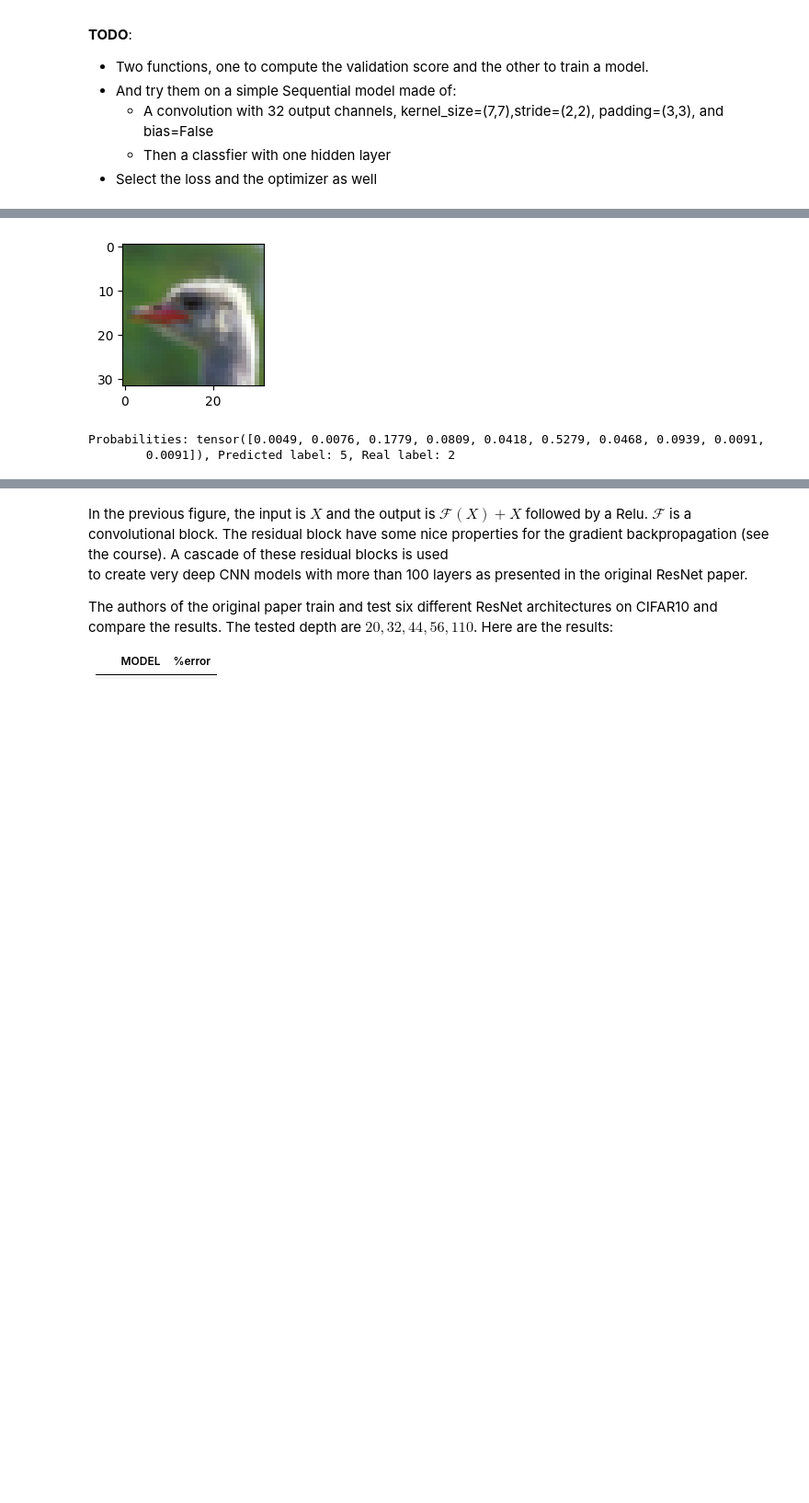
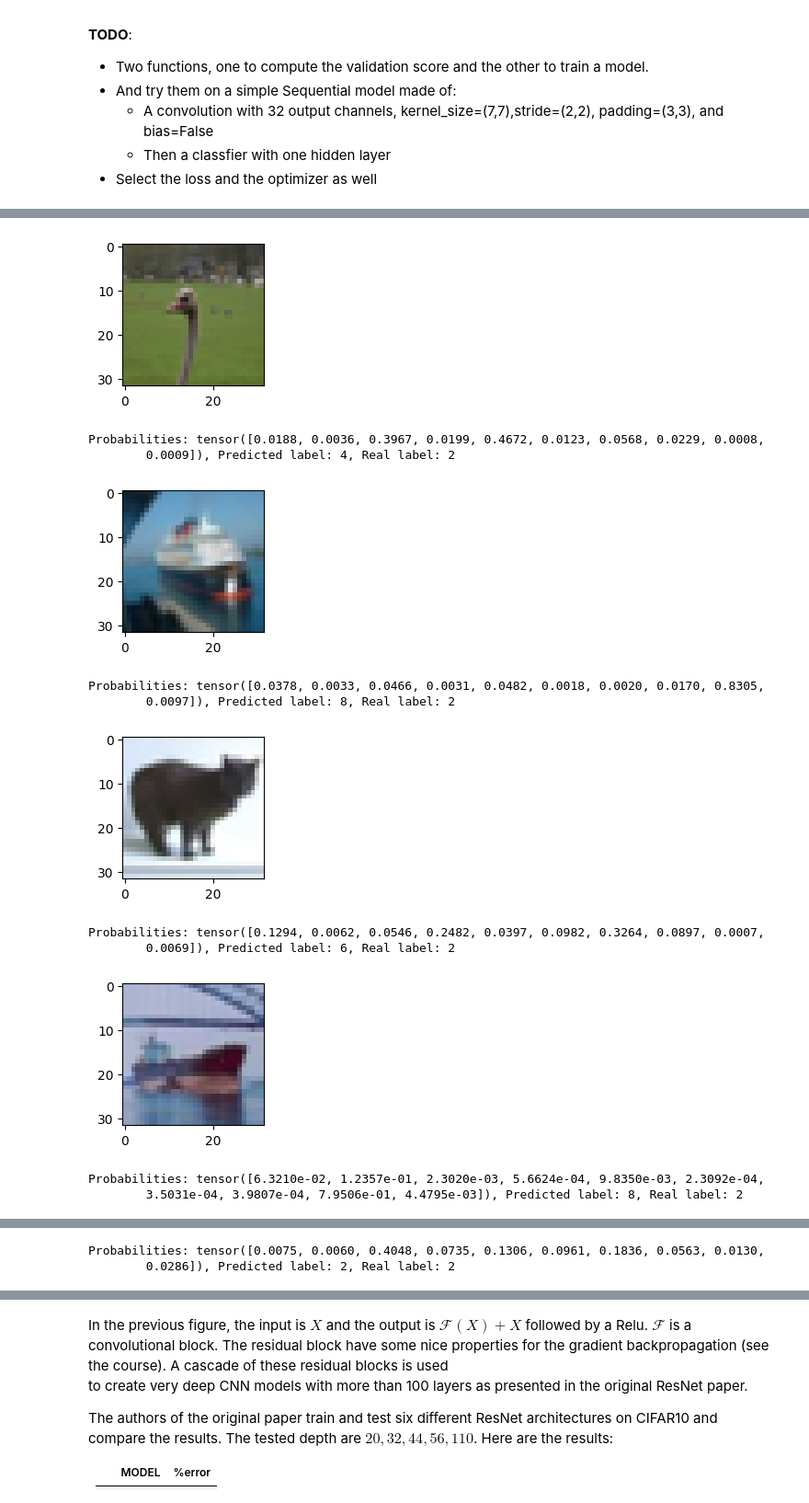
Before and after one commit to constantbourdrez/DL_ESPCI, a Jupyter notebook: ADL_lab_ResNet.ipynb, the cells around one changed output, grey strips where cells are left out. Shown at 92% size. Cells and saved outputs as stored; diff of their text form; code cells hidden in the pictures; blank space fills up the shorter version.

```diff
--- a/ADL_lab_ResNet.ipynb
+++ b/ADL_lab_ResNet.ipynb
@@ -157,7 +156,7 @@ def trainer(model, trainsetloader, validsetloader, lr=1e-4, nepoch=10):
     optimizer = optim.Adam(model.parameters(), lr = lr)
     criterion = nn.CrossEntropyLoss()
 
-    losses, accuracies = [], []
+    train_losses, valid_losses, accuracies = [], [], []
 
     for epoch in range(nepoch):
       progress_bar = tqdm(enumerate(trainsetloader), total=len(trainsetloader), desc=f'Epoch {epoch + 1}/{nepoch}')
@@ -172,15 +171,17 @@ def trainer(model, trainsetloader, validsetloader, lr=1e-4, nepoch=10):
         progress_bar.set_postfix({'Loss': loss.item()})
 
       average_loss, accuracy = validation_score(model, validsetloader)
-      losses.append(average_loss)
+      valid_losses.append(average_loss)
       accuracies.append(accuracy)
+      train_losses.append(loss.item())
+
       print(f"Epoch {epoch + 1}/{nepoch} -> "
             f"Train Loss: {loss:.4f}, "
             f"Validation Loss: {average_loss:.4f}, "
             f"Validation Accuracy: {accuracy:.4f}")
 
 
-    return model, losses, accuracies
+    return model,train_losses, valid_losses, accuracies
 # %%
 simple_model = nn.Sequential(nn.Conv2d(3, 32, kernel_size=7, stride=2, padding=3, bias=False),
                              nn.ReLU(inplace=True),
@@ -205,10 +217,11 @@ Epoch 10/10 -> Train Loss: 1.1598, Validation Loss: 1.2160, Validation Accuracy:
 # %%
-model, losses, accuracies = trained_model
+model, train_losses, valid_losses, accuracies = trained_model
 
 #Plot the results
 sns.set_palette("Set2")
-plt.plot(losses, label = 'Training')
-plt.plot(accuracies, label = 'Validation')
+plt.plot(train_losses, label = 'Training')
+plt.plot(valid_losses, label = 'Validation')
+plt.plot(accuracies, label = 'Accuracy')
 plt.legend()
 plt.title('Learning curve for the first model')
 plt.xlabel('Epoch')
@@ -219,14 +232,25 @@ Text(0, 0.5, 'CrossEntropy')
 # %%
-imshow(trainset[2343][0])
-model.eval()  # Set the model to evaluation mode
-with th.no_grad():
-    input_image = trainset[2343][0].unsqueeze(0)
-    output = model(input_image)
+ random_idx = np.random.randint(0, len(trainset), 5)
+ for idx in random_idx:
+  imshow(trainset[idx][0])
+  model.eval()  # Set the model to evaluation mode
+  with th.no_grad():
+      input_image = trainset[idx][0].unsqueeze(0)
+      output = model(input_image)
 
 
-probabilities = th.nn.functional.softmax(output[0], dim=0)
-print(f'Probabilities: {probabilities}, Predicted label: {np.argmax(probabilities)}, Real label: {trainset[2343][1]}')
+  probabilities = th.nn.functional.softmax(output[0], dim=0)
+  print(f'Probabilities: {probabilities}, Predicted label: {np.argmax(probabilities)}, Real label: {trainset[2343][1]}')
 # %% [output]
-[figure, old version]
+[figure, new version]
-Probabilities: tensor([0.0049, 0.0076, 0.1779, 0.0809, 0.0418, 0.5279, 0.0468, 0.0939, 0.0091,
-        0.0091]), Predicted label: 5, Real label: 2
+Probabilities: tensor([0.0188, 0.0036, 0.3967, 0.0199, 0.4672, 0.0123, 0.0568, 0.0229, 0.0008,
+        0.0009]), Predicted label: 4, Real label: 2
+[figure, added]
+Probabilities: tensor([0.0378, 0.0033, 0.0466, 0.0031, 0.0482, 0.0018, 0.0020, 0.0170, 0.8305,
+        0.0097]), Predicted label: 8, Real label: 2
+[figure, added]
+Probabilities: tensor([0.1294, 0.0062, 0.0546, 0.2482, 0.0397, 0.0982, 0.3264, 0.0897, 0.0007,
+        0.0069]), Predicted label: 6, Real label: 2
+[figure, added]
+Probabilities: tensor([6.3210e-02, 1.2357e-01, 2.3020e-03, 5.6624e-04, 9.8350e-03, 2.3092e-04,
+        3.5031e-04, 3.9807e-04, 7.9506e-01, 4.4795e-03]), Predicted label: 8, Real label: 2
@@ -232,0 +258,2 @@ Probabilities: tensor([0.0049, 0.0076, 0.1779, 0.0809, 0.0418, 0.5279, 0.0468, 0
+Probabilities: tensor([0.0075, 0.0060, 0.4048, 0.0735, 0.1306, 0.0961, 0.1836, 0.0563, 0.0130,
+        0.0286]), Predicted label: 2, Real label: 2
```
Also changed, not shown: parts of 14 cells of this notebook.
